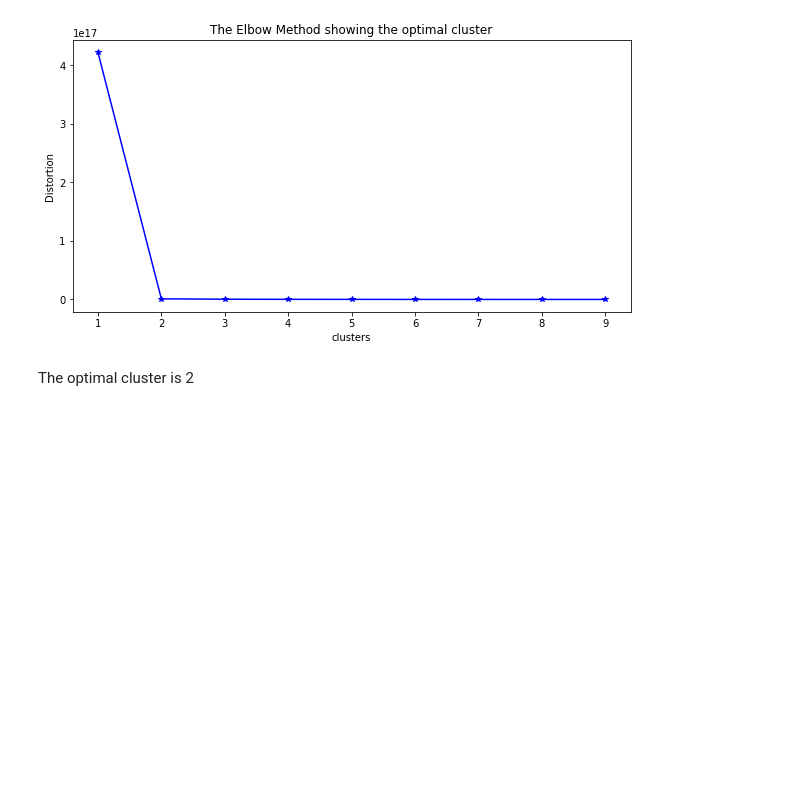
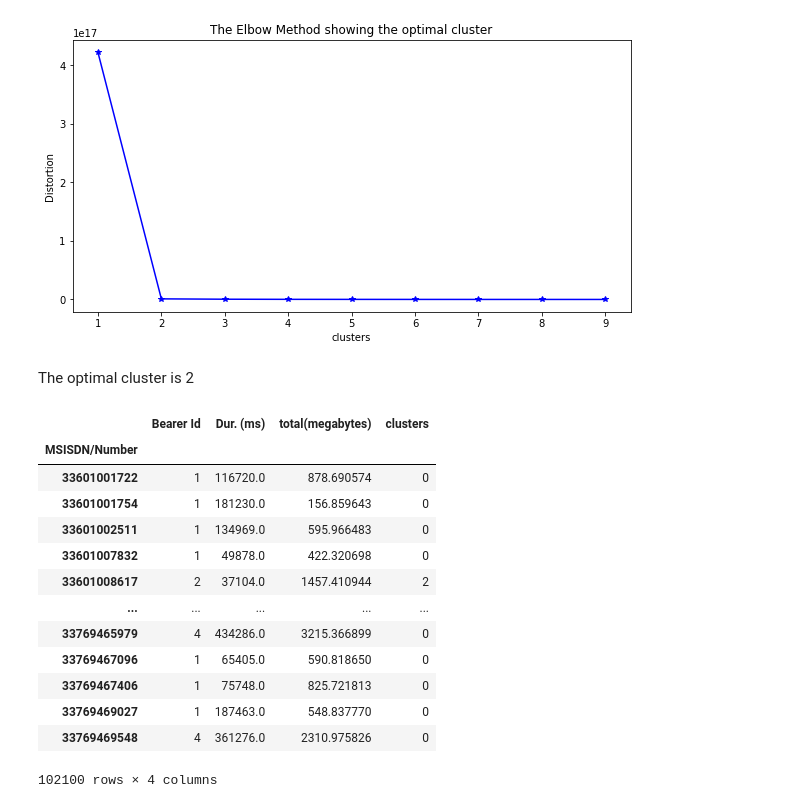
Before and after one commit to skevin-dev/telecommunication_user_analytics, a Jupyter notebook: notebooks/Engagement_analyses.ipynb, the cells around one changed output. Drawn from its saved outputs; the diff is of its cells as text; code cells hidden in the pictures; blank space fills up the shorter version.

```diff
--- a/notebooks/Engagement_analyses.ipynb
+++ b/notebooks/Engagement_analyses.ipynb
@@ -399,3 +399,20 @@ plt.show()
 pass
 # %% [markdown]
 The optimal cluster is 2
+# %%
+df4
+# %% [output]
+|  | Bearer Id | Dur. (ms) | total(megabytes) | clusters |
+| MSISDN/Number |  |  |  |  |
+| 33601001722 | 1 | 116720.0 | 878.690574 | 0 |
+| 33601001754 | 1 | 181230.0 | 156.859643 | 0 |
+| 33601002511 | 1 | 134969.0 | 595.966483 | 0 |
+| 33601007832 | 1 | 49878.0 | 422.320698 | 0 |
+| 33601008617 | 2 | 37104.0 | 1457.410944 | 2 |
+| ... | ... | ... | ... | ... |
+| 33769465979 | 4 | 434286.0 | 3215.366899 | 0 |
+| 33769467096 | 1 | 65405.0 | 590.818650 | 0 |
+| 33769467406 | 1 | 75748.0 | 825.721813 | 0 |
+| 33769469027 | 1 | 187463.0 | 548.837770 | 0 |
+| 33769469548 | 4 | 361276.0 | 2310.975826 | 0 |
+102100 rows × 4 columns
```
Also changed, not shown: parts of 4 cells of this notebook.
